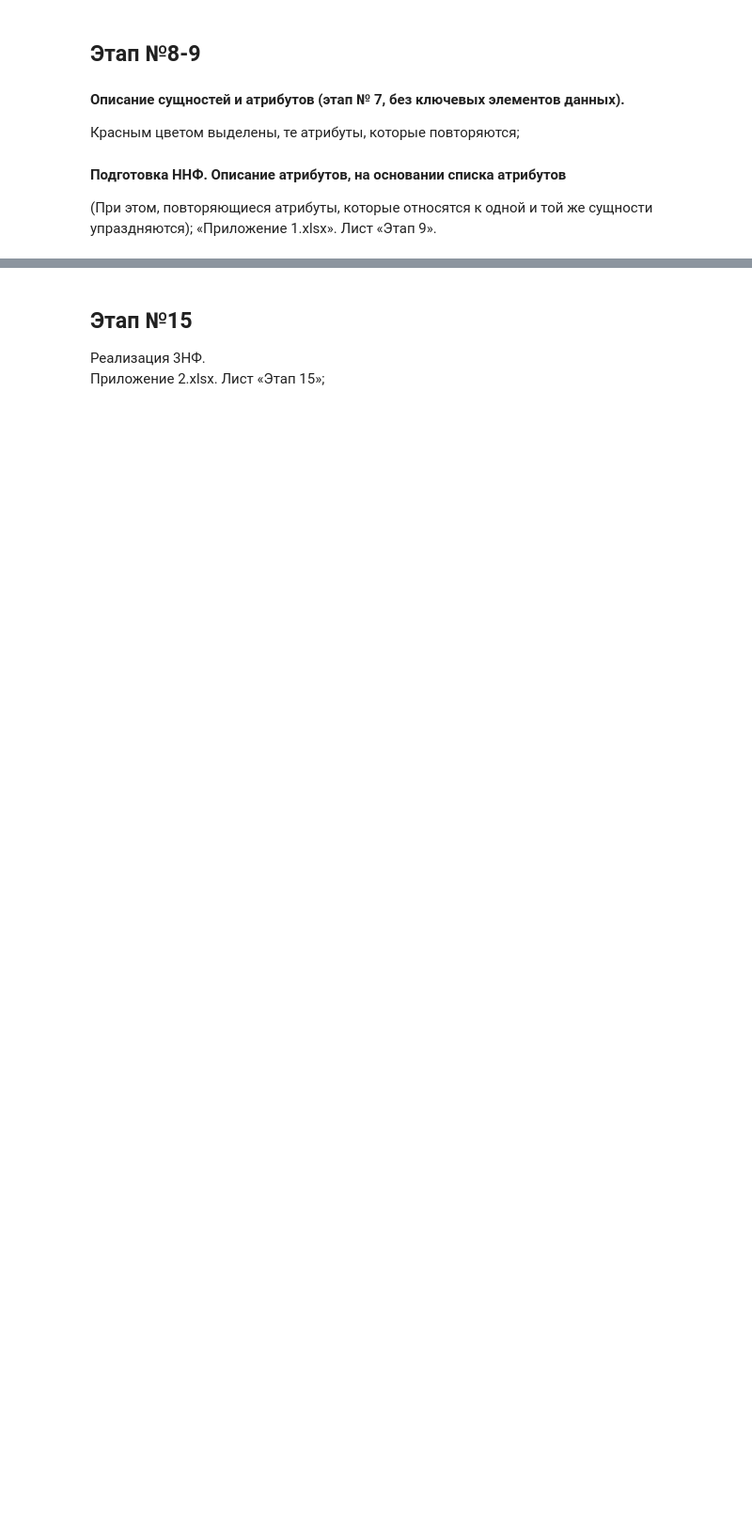
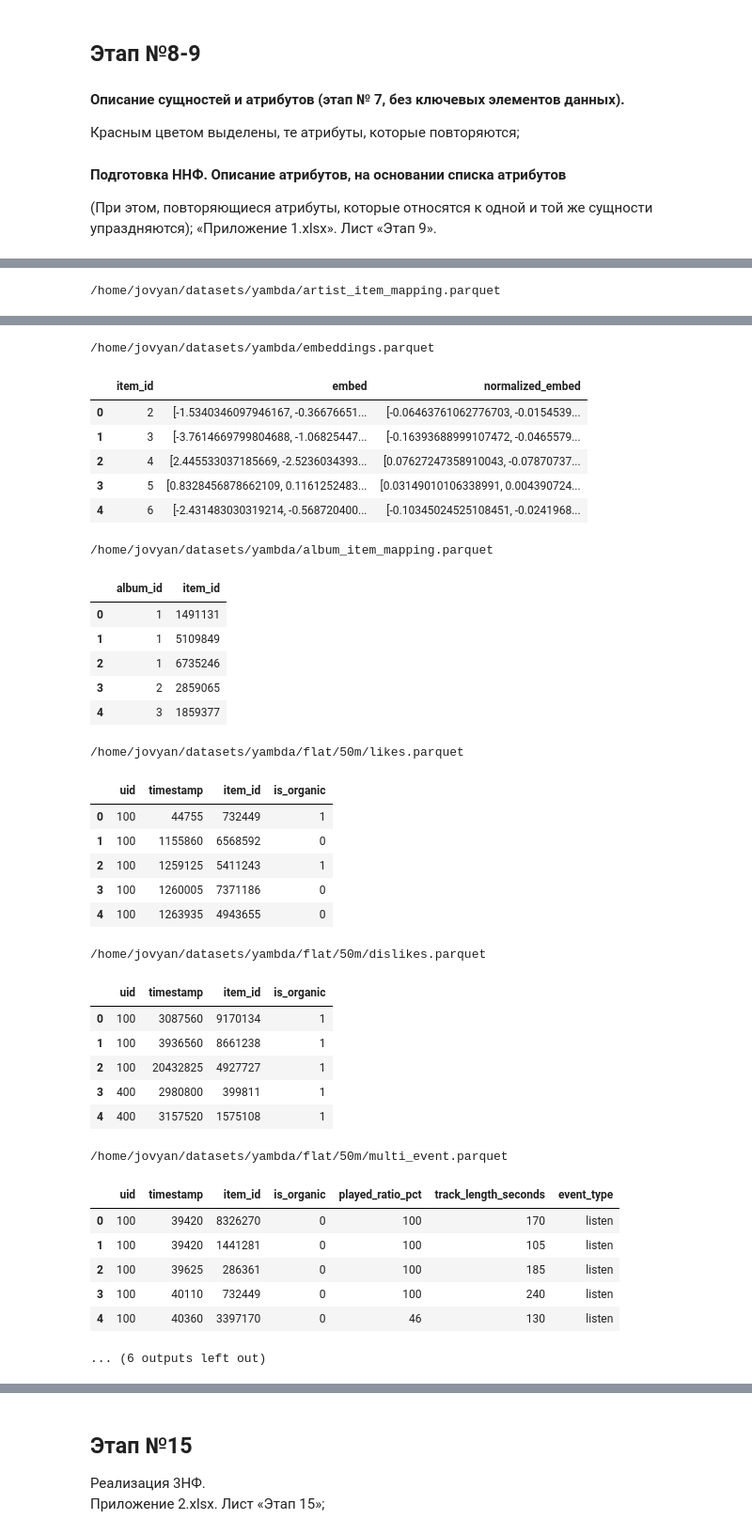
Before and after one commit to nikolyabb/college-homework, a Jupyter notebook: RDBMS/Intro_to_RDBMS.ipynb, the cells around one changed output, grey strips where cells are left out. Shown: that part at 94% size. Cells and saved outputs as stored; diff of their text form; code cells hidden in the pictures; blank space fills up the shorter version.

```diff
--- a/RDBMS/Intro_to_RDBMS.ipynb
+++ b/RDBMS/Intro_to_RDBMS.ipynb
@@ -225,0 +256,23 @@ for file_path in dset_files:
+# %%
+import pandas as pd
+import os
+import duckdb
+
+
+def list_parquet_files(folder_path: str) -> list[str]:
+    return [
+        os.path.join(folder_path, f)
+        for f in os.listdir(folder_path)
+        if os.path.isfile(os.path.join(folder_path, f)) and f.endswith(".parquet")
+    ]
+
+dset_location = "/home/jovyan/datasets/yambda/"
+dset_location2 = "/home/jovyan/datasets/yambda/flat/50m"
+dset_files = list_parquet_files(dset_location) + list_parquet_files(dset_location2)
+
+for file_path in dset_files:
+    schema_info = duckdb.sql(f"SELECT * FROM '{file_path}' LIMIT 5").df()
+    print(file_path)
+    display(schema_info)
+# %% [output]
+/home/jovyan/datasets/yambda/artist_item_mapping.parquet
@@ -226,2 +285,38 @@ for file_path in dset_files:
+/home/jovyan/datasets/yambda/embeddings.parquet
+|  | item_id | embed | normalized_embed |
+| 0 | 2 | [-1.5340346097946167, -0.36676651... | [-0.06463761062776703, -0.0154539... |
+| 1 | 3 | [-3.7614669799804688, -1.06825447... | [-0.16393688999107472, -0.0465579... |
+| 2 | 4 | [2.445533037185669, -2.5236034393... | [0.07627247358910043, -0.07870737... |
+| 3 | 5 | [0.8328456878662109, 0.1161252483... | [0.03149010106338991, 0.004390724... |
+| 4 | 6 | [-2.431483030319214, -0.568720400... | [-0.10345024525108451, -0.0241968... |
+/home/jovyan/datasets/yambda/album_item_mapping.parquet
+|  | album_id | item_id |
+| 0 | 1 | 1491131 |
+| 1 | 1 | 5109849 |
+| 2 | 1 | 6735246 |
+| 3 | 2 | 2859065 |
+| 4 | 3 | 1859377 |
+/home/jovyan/datasets/yambda/flat/50m/likes.parquet
+|  | uid | timestamp | item_id | is_organic |
+| 0 | 100 | 44755 | 732449 | 1 |
+| 1 | 100 | 1155860 | 6568592 | 0 |
+| 2 | 100 | 1259125 | 5411243 | 1 |
+| 3 | 100 | 1260005 | 7371186 | 0 |
+| 4 | 100 | 1263935 | 4943655 | 0 |
+/home/jovyan/datasets/yambda/flat/50m/dislikes.parquet
+|  | uid | timestamp | item_id | is_organic |
+| 0 | 100 | 3087560 | 9170134 | 1 |
+| 1 | 100 | 3936560 | 8661238 | 1 |
+| 2 | 100 | 20432825 | 4927727 | 1 |
+| 3 | 400 | 2980800 | 399811 | 1 |
+| 4 | 400 | 3157520 | 1575108 | 1 |
+/home/jovyan/datasets/yambda/flat/50m/multi_event.parquet
+|  | uid | timestamp | item_id | is_organic | played_ratio_pct | track_length_seconds | event_type |
+| 0 | 100 | 39420 | 8326270 | 0 | 100 | 170 | listen |
+| 1 | 100 | 39420 | 1441281 | 0 | 100 | 105 | listen |
+| 2 | 100 | 39625 | 286361 | 0 | 100 | 185 | listen |
+| 3 | 100 | 40110 | 732449 | 0 | 100 | 240 | listen |
+| 4 | 100 | 40360 | 3397170 | 0 | 46 | 130 | listen |
+... (6 outputs left out)
 # %% [markdown]
 ## Этап №11
```
Also changed, not shown: parts of 21 cells of this notebook, 2 other files.
